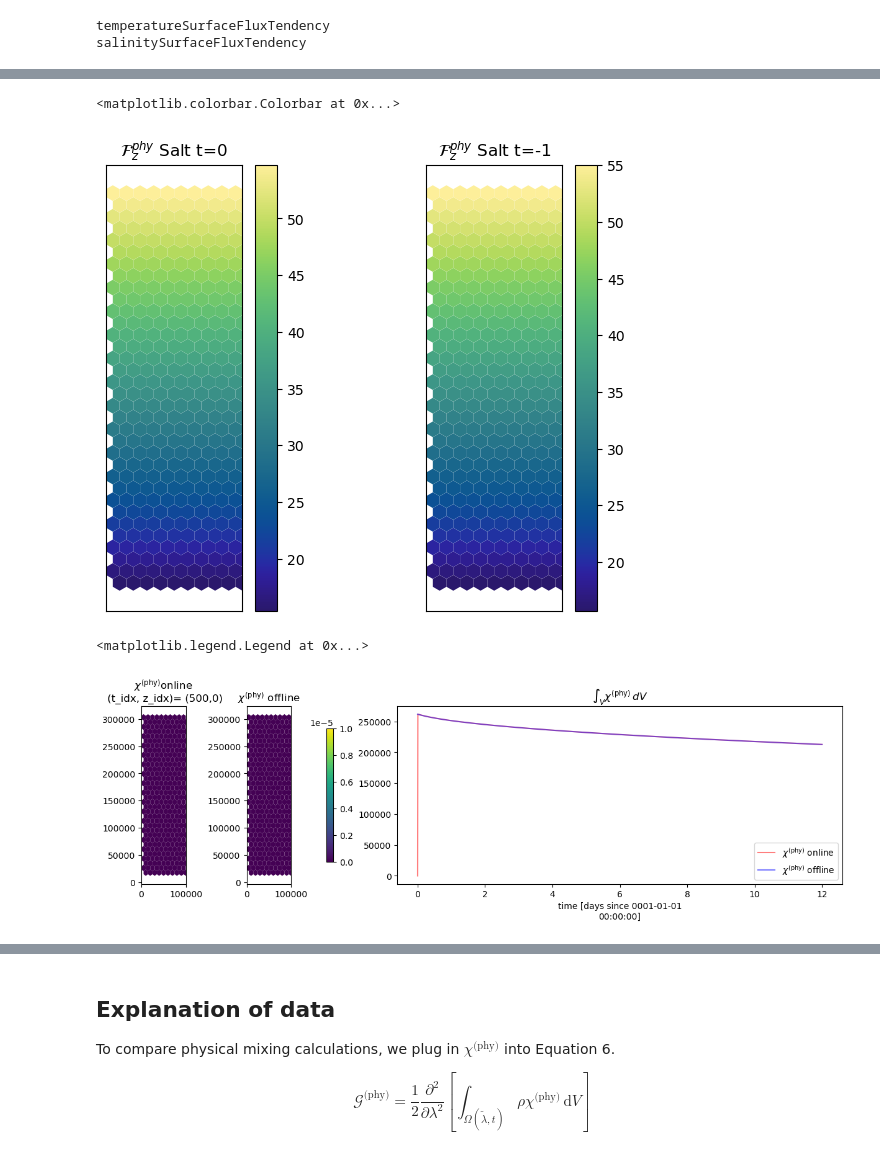
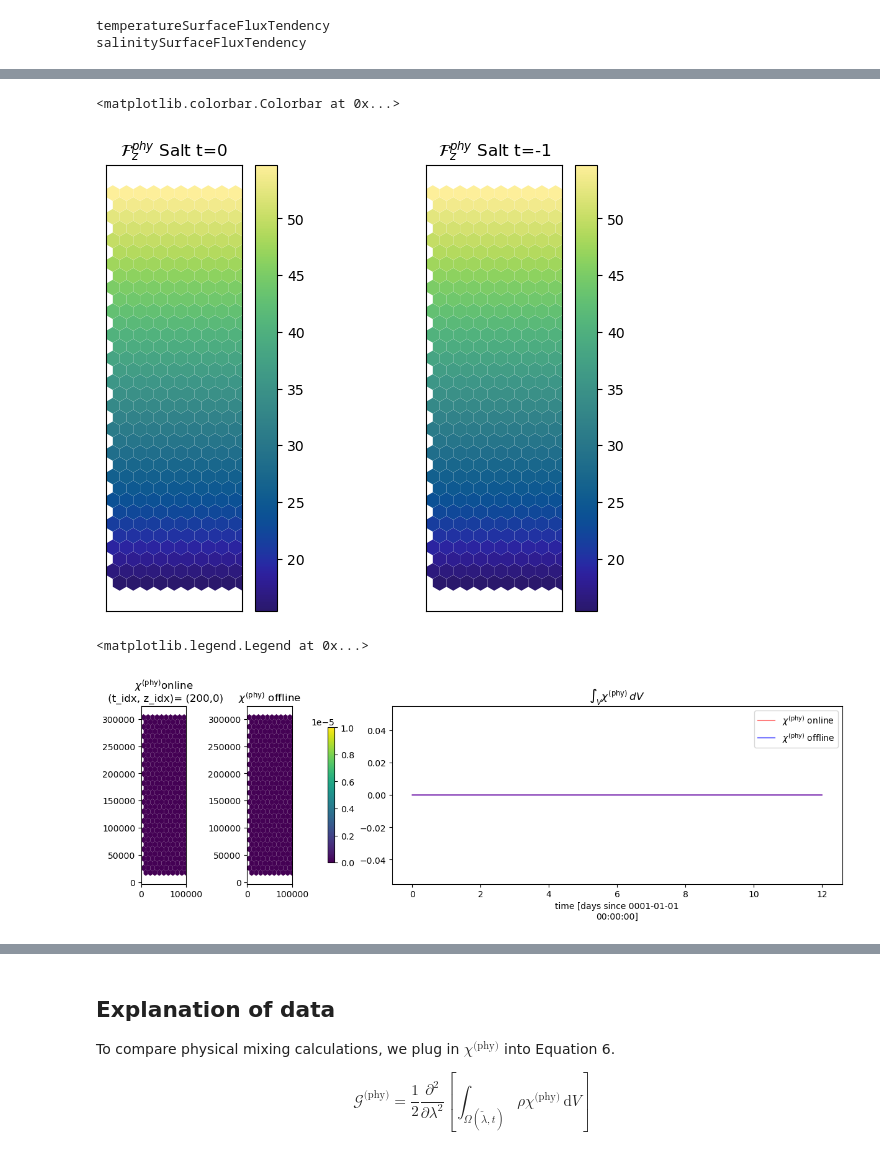
Before and after one commit to kailauyeda/WMT_DVD, a Jupyter notebook: bichan/analysis/preliminary_analysis.ipynb, the cells around one changed output, grey strips where cells are left out. Cells and saved outputs as stored; diff of their text form; code cells hidden in the pictures.

```diff
--- a/bichan/analysis/preliminary_analysis.ipynb
+++ b/bichan/analysis/preliminary_analysis.ipynb
@@ -121,7 +121,7 @@ Changed the following in `namelist.ocean_no_adv`
 sim_res = '10km'
 filepath = f'/pscratch/sd/k/kuyeda/WMT_DVD/bichan/{sim_res}/'
 
-suffix = '_12day_HF_no_adv_no_ALE' #_12day_HF_no_adv_no_ALE_no_diff' # '_with_vertAdv' # '_12day_HF_no_adv' # '_12day_HF' '_with_vertAdv '_no_adv'
+suffix = '_12day_HF_no_adv_no_ALE_no_diff' # '_with_vertAdv' #'_12day_HF_no_adv_no_ALE' #_12day_HF_no_adv_no_ALE_no_diff' # '_with_vertAdv' # '_12day_HF_no_adv' # '_12day_HF' '_with_vertAdv '_no_adv'
 # averaged values (time = 10*n + 5)
 avg_ds_output = xr.open_dataset(filepath + f'/analysis_members/mpaso.hist.am.timeSeriesStatsCustomAvg_{sim_res}_channel.0001-01-01.nc' + suffix,decode_times=False)
 
@@ -230,9 +231,10 @@ fig.colorbar(a, ax = ax[0])
 fig.colorbar(b, ax = ax[1])
 # %% [output]
 <matplotlib.colorbar.Colorbar at 0x...>
-[figure, old version]
+[figure, new version]
 # %%
 # check chi_phy calculation
+
 s = avg_ds_output.salinity
 
 # we need to use ds, which 1) remaps from cell centers to cell edges and 2) excludes the first and last nVertLevelsP1 coordinates
@@ -256,35 +258,35 @@ k_v = avg_ds_output.vertDiffTopOfCell.isel(nVertLevelsP1=slice(1,-1))
 # calculate chi_offline
 chi_phy_offline = 2 * k_v * (ds/dz)**2
 
 # trim online chi to be on 49 nVertLevelsP1 for comparison
 # this doesn't change the data; chiPhyVerSalt = 0 \forall (nCells,Time) for nVertLevelsP1 = 0 and nVertLevelsP1 = -1
 chi_phy_online = avg_ds_output.chiPhyVerSalt.isel(nVertLevelsP1 = slice(1,-1))
 
 # volume integral of chi
 dV = mesh.areaCell * dz
 
 chi_phy_offline_Vint = (chi_phy_offline * dV).sum(dim=['nCells','nVertLevelsP1'])
 chi_phy_online_Vint = (chi_phy_online * dV).sum(dim=['nCells','nVertLevelsP1'])
 
 fig,ax = plt.subplots(nrows=1, ncols=3, constrained_layout=True, gridspec_kw={'width_ratios' : [1,1,10]}, figsize=(12,4))
 
-time_idx=500
+time_idx=200
 nVP1_idx=0
 
 mosaic.polypcolor(ax[0], descriptor, chi_phy_online.isel(Time=time_idx, nVertLevelsP1 = nVP1_idx),vmin=0, vmax = 1e-5)
 ax[0].set_title(r'$\chi^{\text{(phy)}}$' + 'online \n (t_idx, z_idx)= (' + str(time_idx) + ',' + str(nVP1_idx) + ')')
 c = mosaic.polypcolor(ax[1], descriptor, chi_phy_offline.isel(Time=time_idx, nVertLevelsP1 = nVP1_idx),vmin=0, vmax = 1e-5)
 ax[1].set_title(r'$\chi^{\text{(phy)}}$ offline')
 
 fig.colorbar(c, ax=ax[1])
 
 chi_phy_online_Vint.plot(ax=ax[2],color='red', alpha = 0.5, label = r'$\chi^{\text{(phy)}}$ online')
 chi_phy_offline_Vint.plot(ax=ax[2],color='blue', alpha = 0.5, label = r'$\chi^{\text{(phy)}}$ offline')
 ax[2].set_title(r'$\int_V \chi^{\text{(phy)}} \, dV$')
 ax[2].legend()
 # %% [output]
 <matplotlib.legend.Legend at 0x...>
-[figure, old version]
+[figure, new version]
 # %%
 avg_ds_output.chiPhyVerSalt_center.sum(dim='nCells').plot(y='nVertLevels')
 plt.gca().invert_yaxis()
```
Also changed, not shown: parts of 37 cells of this notebook, 3 other files.
